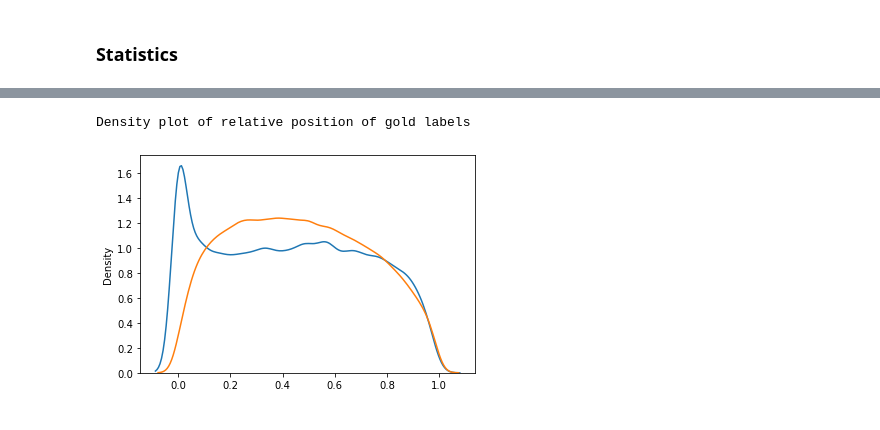
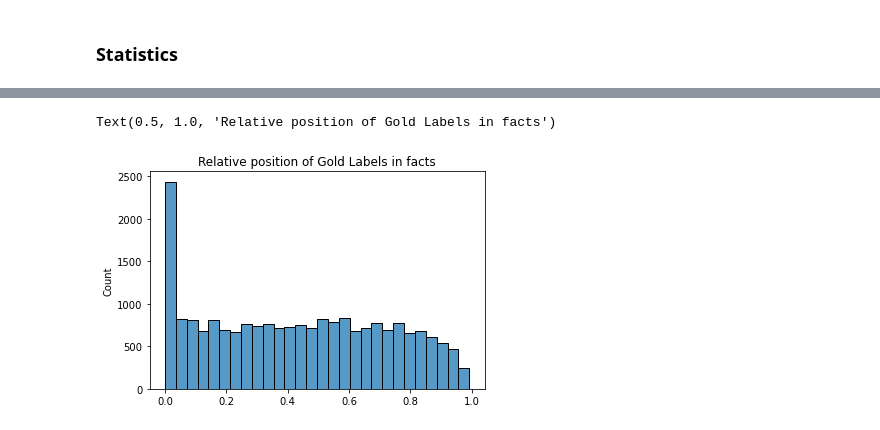
Before and after one commit to sebimo/LegalSum, a Jupyter notebook: src/analysis/Guiding Principles.ipynb, the cells around one changed output, grey strips where cells are left out. Saved outputs shown, nothing was run; the diff lists cells and outputs as text; code cells hidden in the pictures.

Commit message:
Finalized Gold Label position analysis

```diff
--- a/src/analysis/Guiding Principles.ipynb
+++ b/src/analysis/Guiding Principles.ipynb
@@ -59,8 +59,7 @@ Golden labels from reasoning: 251541
 # %%
 import seaborn as sns
-sns.kdeplot(x=f)
-sns.kdeplot(x=r)
-print("Density plot of relative position of gold labels")
+ax = sns.histplot(x=f)
+ax.set_title("Relative position of Gold Labels in facts")
 # %% [output]
-Density plot of relative position of gold labels
+Text(0.5, 1.0, 'Relative position of Gold Labels in facts')
-[figure, old version]
+[figure, new version]
```
Also changed, not shown: parts of 9 cells of this notebook.
